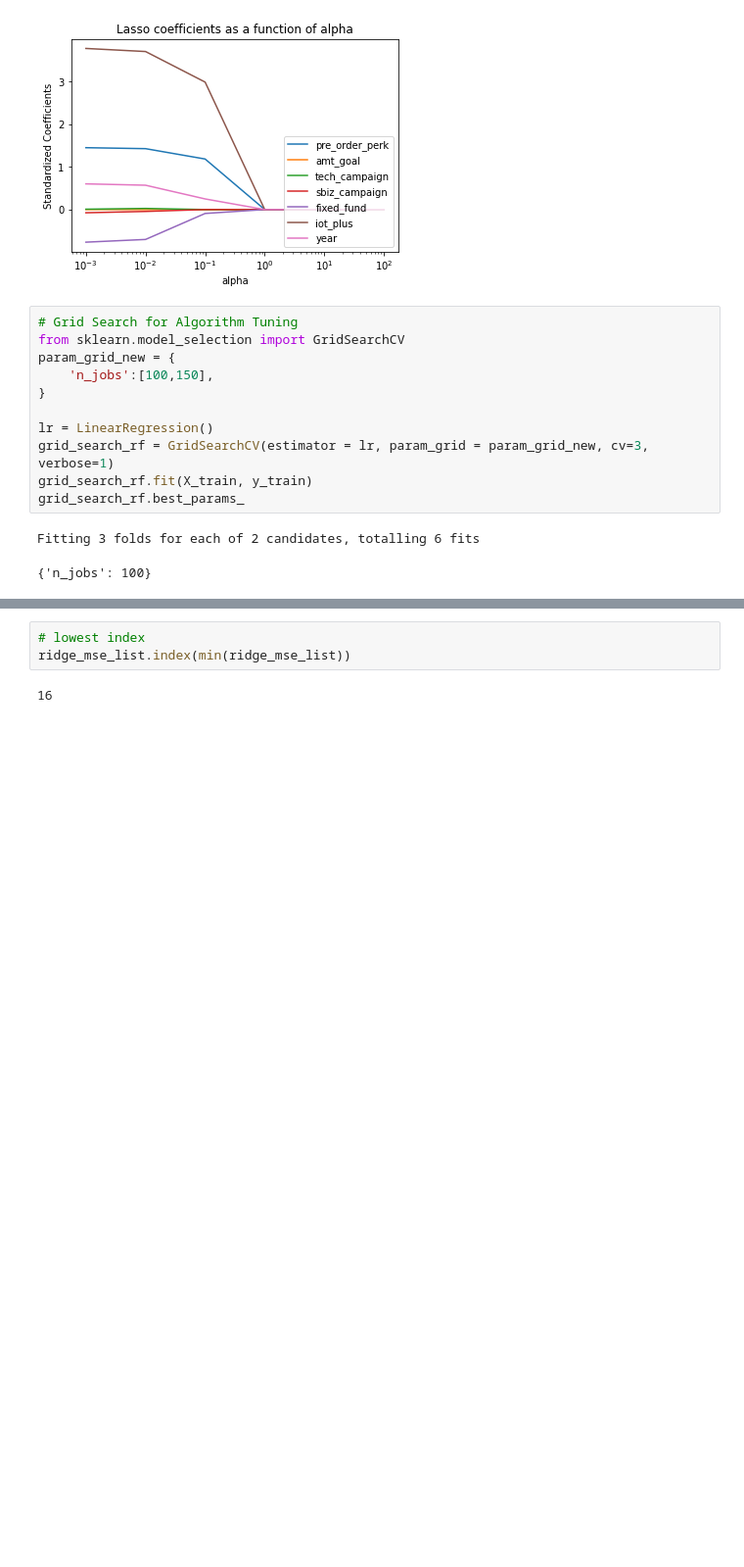
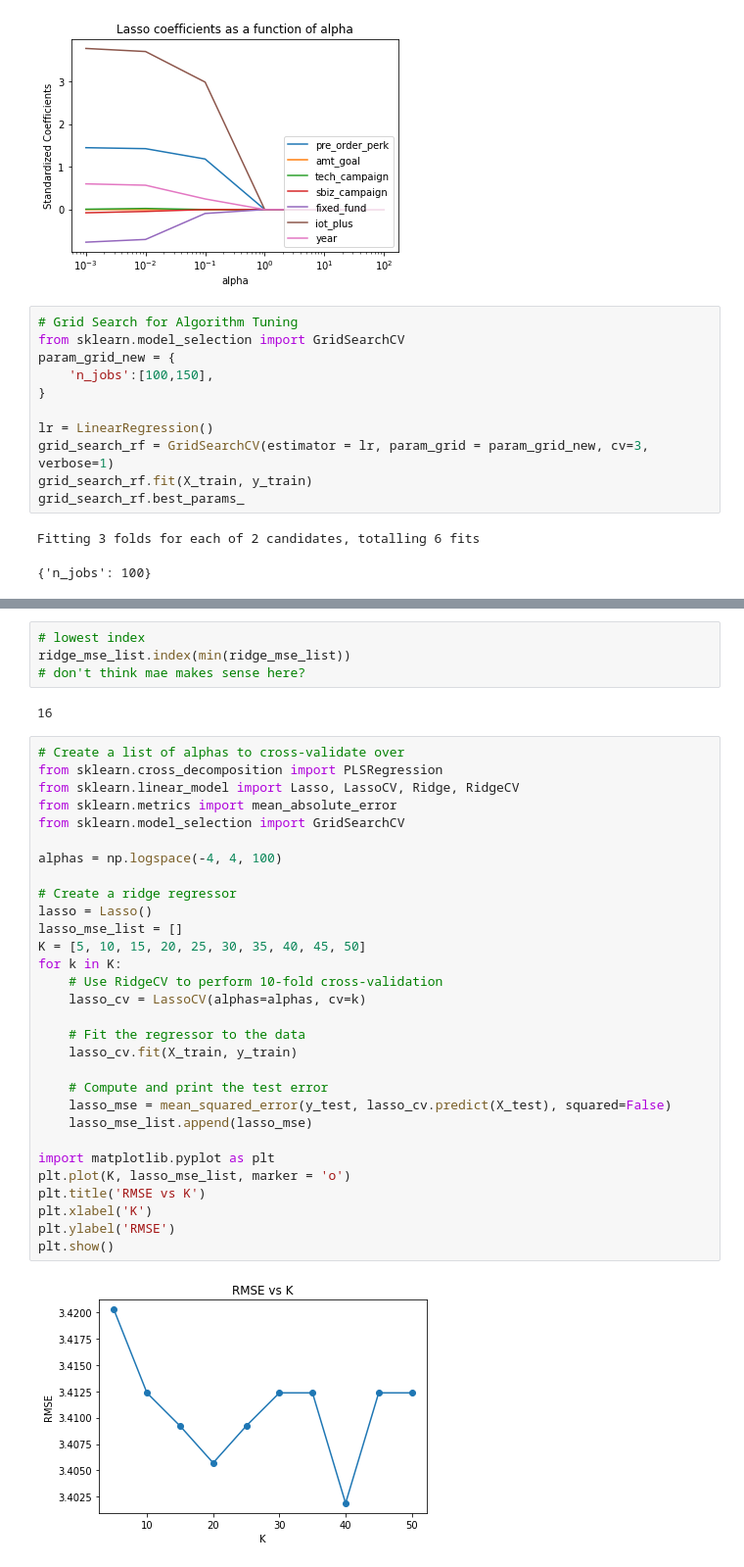
Before and after one commit to VedanshiShah7/Machine-Learning-In-Finance, a Jupyter notebook: Project 2/Project 2.ipynb, the cells around one changed output, grey strips where cells are left out. Shown: that part at 98% size. Cells and saved outputs as stored; diff of their text form; blank space fills up the shorter version.

Commit message:
40 looks like its the best here? :o

```diff
--- a/Project 2/Project 2.ipynb
+++ b/Project 2/Project 2.ipynb
@@ -265,5 +264,38 @@ plt.show()
 # %%
 # lowest index
 ridge_mse_list.index(min(ridge_mse_list))
+# don't think mae makes sense here?
 # %% [output]
 16
+# %%
+# Create a list of alphas to cross-validate over
+from sklearn.cross_decomposition import PLSRegression
+from sklearn.linear_model import Lasso, LassoCV, Ridge, RidgeCV
+from sklearn.metrics import mean_absolute_error
+from sklearn.model_selection import GridSearchCV
+
+alphas = np.logspace(-4, 4, 100)
+
+# Create a ridge regressor
+lasso = Lasso()
+lasso_mse_list = []
+K = [5, 10, 15, 20, 25, 30, 35, 40, 45, 50]
+for k in K:
+    # Use RidgeCV to perform 10-fold cross-validation
+    lasso_cv = LassoCV(alphas=alphas, cv=k)
+
+    # Fit the regressor to the data
+    lasso_cv.fit(X_train, y_train)
+
+    # Compute and print the test error
+    lasso_mse = mean_squared_error(y_test, lasso_cv.predict(X_test), squared=False)
+    lasso_mse_list.append(lasso_mse)
+
+import matplotlib.pyplot as plt
+plt.plot(K, lasso_mse_list, marker = 'o')
+plt.title('RMSE vs K')
+plt.xlabel('K')
+plt.ylabel('RMSE')
+plt.show()
+# %% [output]
+[figure, added]
```
Also changed, not shown: parts of 1 cell of this notebook.
